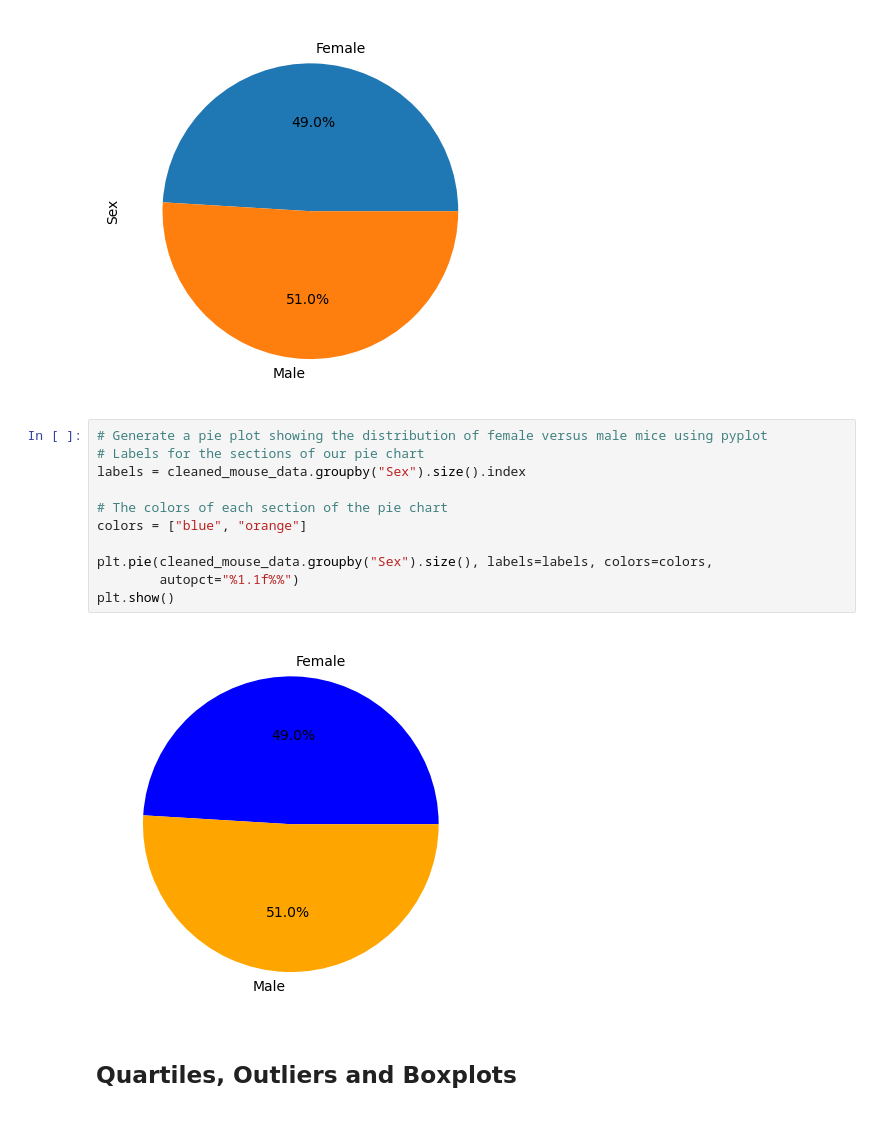
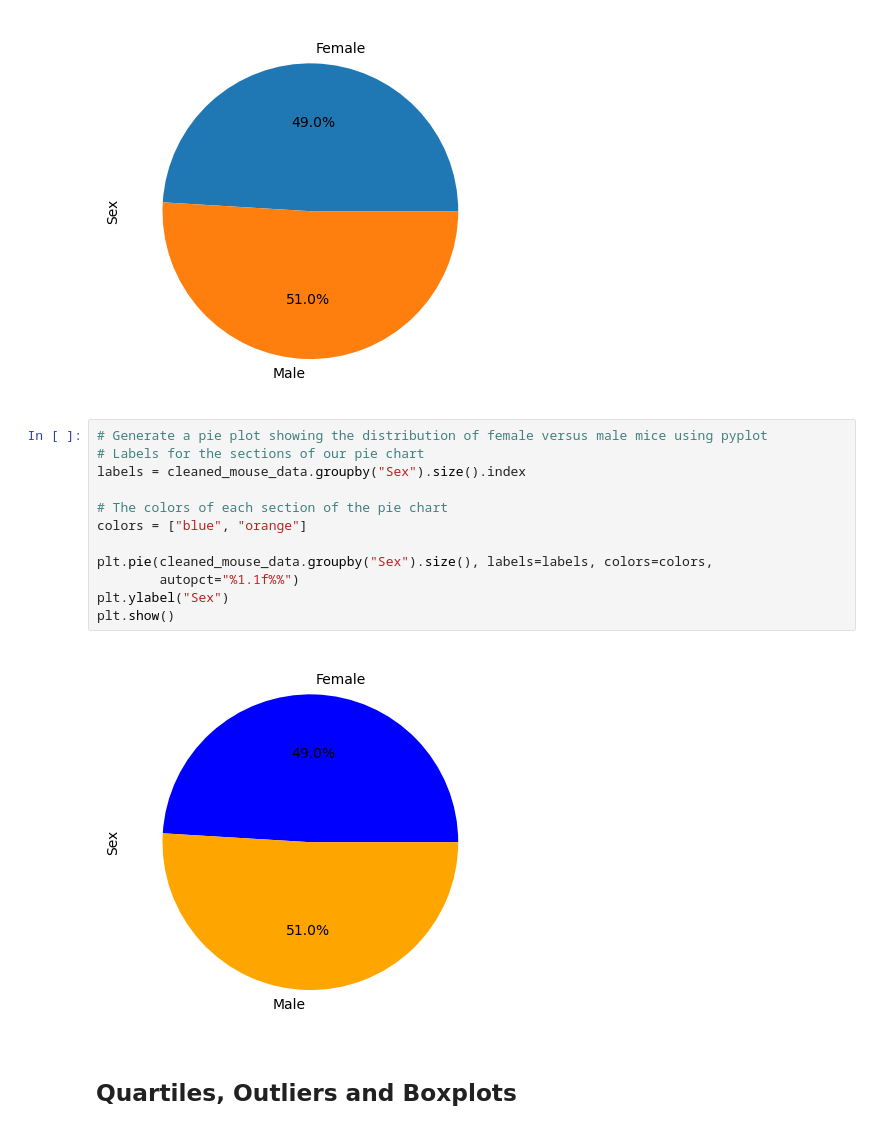
Before and after one commit to digital-buddha42/matplotlib, a Jupyter notebook: pymaceuticals_homework.ipynb, the cells around one changed output. Saved outputs shown, nothing was run; the diff lists cells and outputs as text.

```diff
--- a/pymaceuticals_homework.ipynb
+++ b/pymaceuticals_homework.ipynb
@@ -198,16 +198,17 @@ Axes(0.22375,0.11;0.5775x0.77)
 # %%
 # Generate a pie plot showing the distribution of female versus male mice using pyplot
 # Labels for the sections of our pie chart
 labels = cleaned_mouse_data.groupby("Sex").size().index
 
 # The colors of each section of the pie chart
 colors = ["blue", "orange"]
 
 plt.pie(cleaned_mouse_data.groupby("Sex").size(), labels=labels, colors=colors,
         autopct="%1.1f%%")
+plt.ylabel("Sex")
 plt.show()
 # %% [output]
-[figure, old version]
+[figure, new version]
 # %% [markdown]
 ## Quartiles, Outliers and Boxplots
 # %%
```
Also changed, not shown: parts of 3 cells of this notebook.
